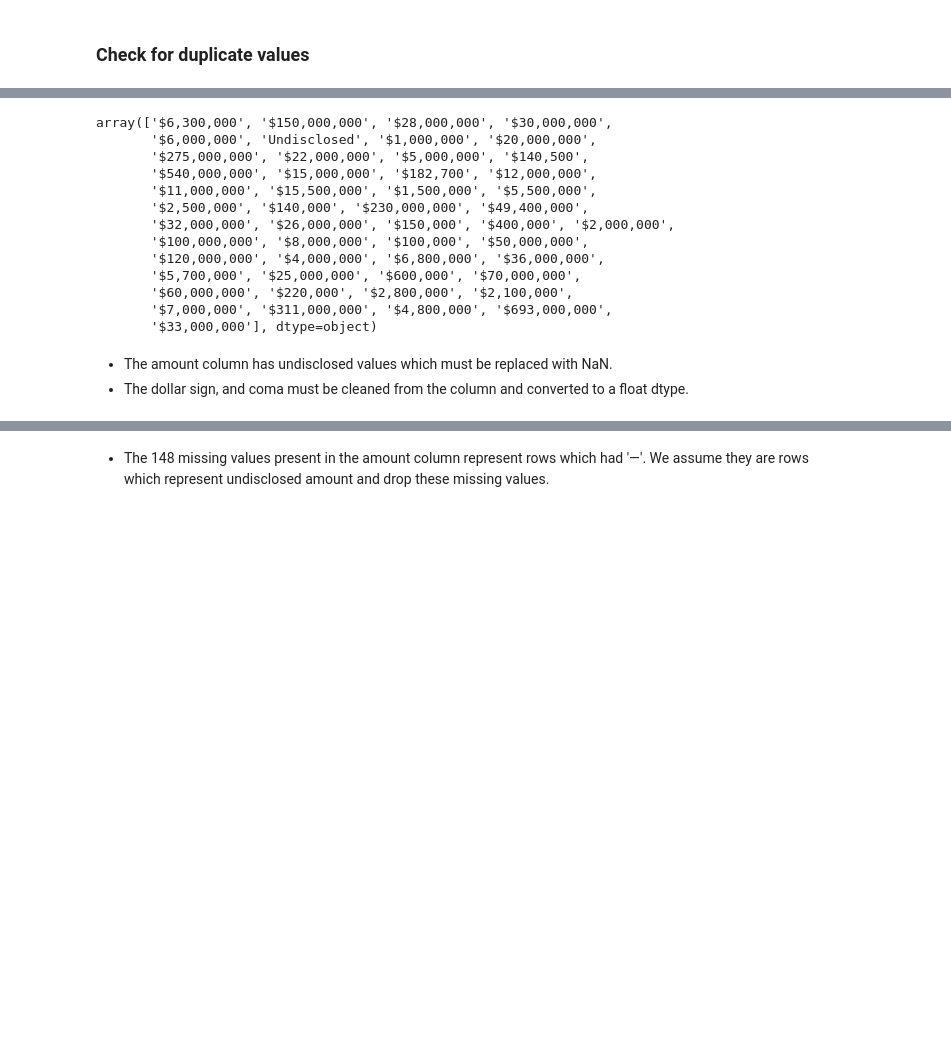
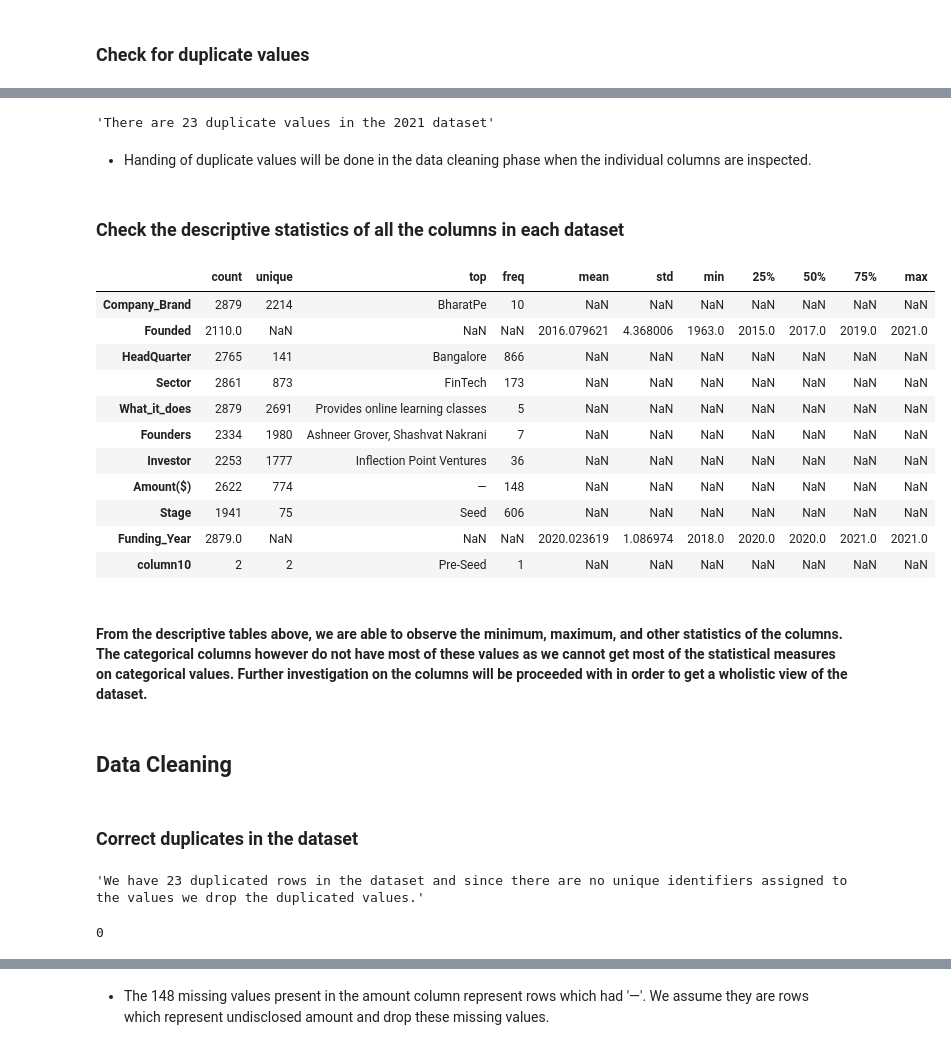
Before and after one commit to pk-aduyaw/Indian-startup-funding-analysis, a Jupyter notebook: indian_startup_funding_analysis.ipynb, the cells around one changed output, grey strips where cells are left out. Cells and saved outputs as stored; diff of their text form; code cells hidden in the pictures; blank space fills up the shorter version.

```diff
--- a/indian_startup_funding_analysis.ipynb
+++ b/indian_startup_funding_analysis.ipynb
@@ -149,0 +201,3 @@ df_2019.shape
+# %%
+full_df = pd.concat([df_2021, df_2020, df_2019, df_2018],ignore_index=True)
+full_df.head()
@@ -378,19 +264,39 @@ The are 0 duplicate values in the 2019 dataset
-# %%
-df_2019['Amount($)'].unique()
-# %% [output]
-array(['$6,300,000', '$150,000,000', '$28,000,000', '$30,000,000',
-       '$6,000,000', 'Undisclosed', '$1,000,000', '$20,000,000',
-       '$275,000,000', '$22,000,000', '$5,000,000', '$140,500',
-       '$540,000,000', '$15,000,000', '$182,700', '$12,000,000',
-       '$11,000,000', '$15,500,000', '$1,500,000', '$5,500,000',
-       '$2,500,000', '$140,000', '$230,000,000', '$49,400,000',
-       '$32,000,000', '$26,000,000', '$150,000', '$400,000', '$2,000,000',
-       '$100,000,000', '$8,000,000', '$100,000', '$50,000,000',
-       '$120,000,000', '$4,000,000', '$6,800,000', '$36,000,000',
-       '$5,700,000', '$25,000,000', '$600,000', '$70,000,000',
-       '$60,000,000', '$220,000', '$2,800,000', '$2,100,000',
-       '$7,000,000', '$311,000,000', '$4,800,000', '$693,000,000',
-       '$33,000,000'], dtype=object)
-# %% [markdown]
-* The amount column has undisclosed values which must be replaced with NaN.
-* The dollar sign, and coma must be cleaned from the column and converted to a float dtype.
+# %%
+f'There are {full_df.duplicated().sum()} duplicate values in the 2021 dataset'
+# %% [output]
+'There are 23 duplicate values in the 2021 dataset'
+# %% [markdown]
+* Handing of duplicate values will be done in the data cleaning phase when the  individual columns are inspected.
+# %% [markdown]
+<h3>Check the descriptive statistics of all the columns in each dataset</h3>
+# %%
+full_df.describe(include=['number', 'object']).T
+# %% [output]
+|  | count | unique | top | freq | mean | std | min | 25% | 50% | 75% | max |
+| Company_Brand | 2879 | 2214 | BharatPe | 10 | NaN | NaN | NaN | NaN | NaN | NaN | NaN |
+| Founded | 2110.0 | NaN | NaN | NaN | 2016.079621 | 4.368006 | 1963.0 | 2015.0 | 2017.0 | 2019.0 | 2021.0 |
+| HeadQuarter | 2765 | 141 | Bangalore | 866 | NaN | NaN | NaN | NaN | NaN | NaN | NaN |
+| Sector | 2861 | 873 | FinTech | 173 | NaN | NaN | NaN | NaN | NaN | NaN | NaN |
+| What_it_does | 2879 | 2691 | Provides online learning classes | 5 | NaN | NaN | NaN | NaN | NaN | NaN | NaN |
+| Founders | 2334 | 1980 | Ashneer Grover, Shashvat Nakrani | 7 | NaN | NaN | NaN | NaN | NaN | NaN | NaN |
+| Investor | 2253 | 1777 | Inflection Point Ventures | 36 | NaN | NaN | NaN | NaN | NaN | NaN | NaN |
+| Amount($) | 2622 | 774 | — | 148 | NaN | NaN | NaN | NaN | NaN | NaN | NaN |
+| Stage | 1941 | 75 | Seed | 606 | NaN | NaN | NaN | NaN | NaN | NaN | NaN |
+| Funding_Year | 2879.0 | NaN | NaN | NaN | 2020.023619 | 1.086974 | 2018.0 | 2020.0 | 2020.0 | 2021.0 | 2021.0 |
+| column10 | 2 | 2 | Pre-Seed | 1 | NaN | NaN | NaN | NaN | NaN | NaN | NaN |
+# %% [markdown]
+<h4>From the descriptive tables above, we are able to observe the minimum, maximum, and other statistics of the columns. The categorical columns however do not have most of these values as we cannot get most of the statistical measures on categorical values. Further investigation on the columns will be proceeded with in order to get a wholistic view of the dataset.</h4>
+# %% [markdown]
+## Data Cleaning
+# %% [markdown]
+### Correct duplicates in the dataset
+# %%
+f'We have {full_df.duplicated().sum()} duplicated rows in the dataset and since there are no unique identifiers assigned to the values we drop the duplicated values.'
+# %% [output]
+'We have 23 duplicated rows in the dataset and since there are no unique identifiers assigned to the values we drop the duplicated values.'
+# %%
+full_df.drop_duplicates(keep='first', inplace=True)
+
+full_df.duplicated().sum()
+# %% [output]
+0
```
Also changed, not shown: parts of 182 cells of this notebook.
